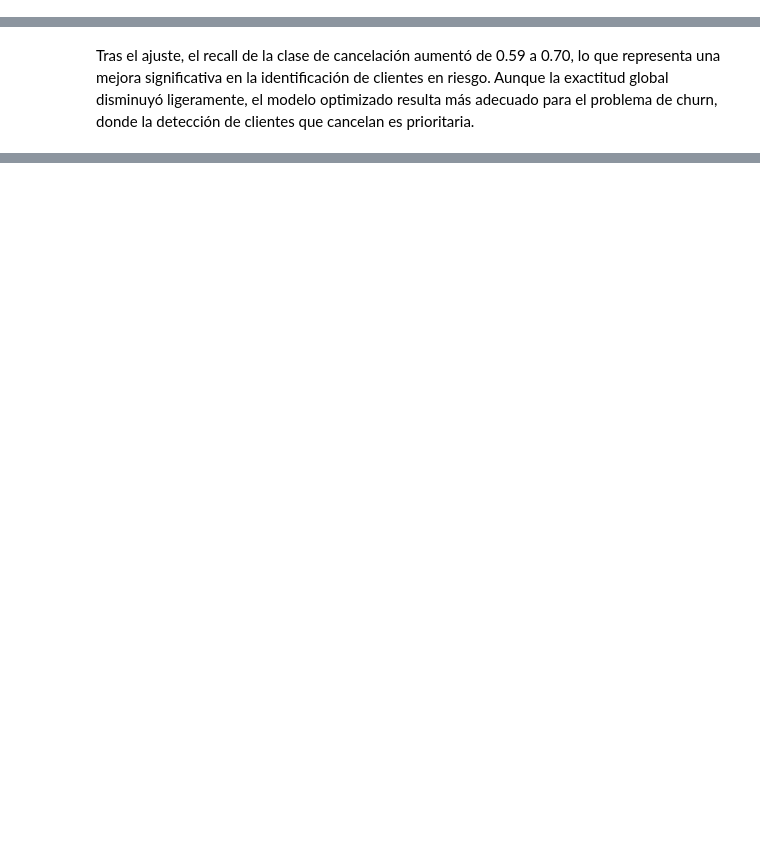
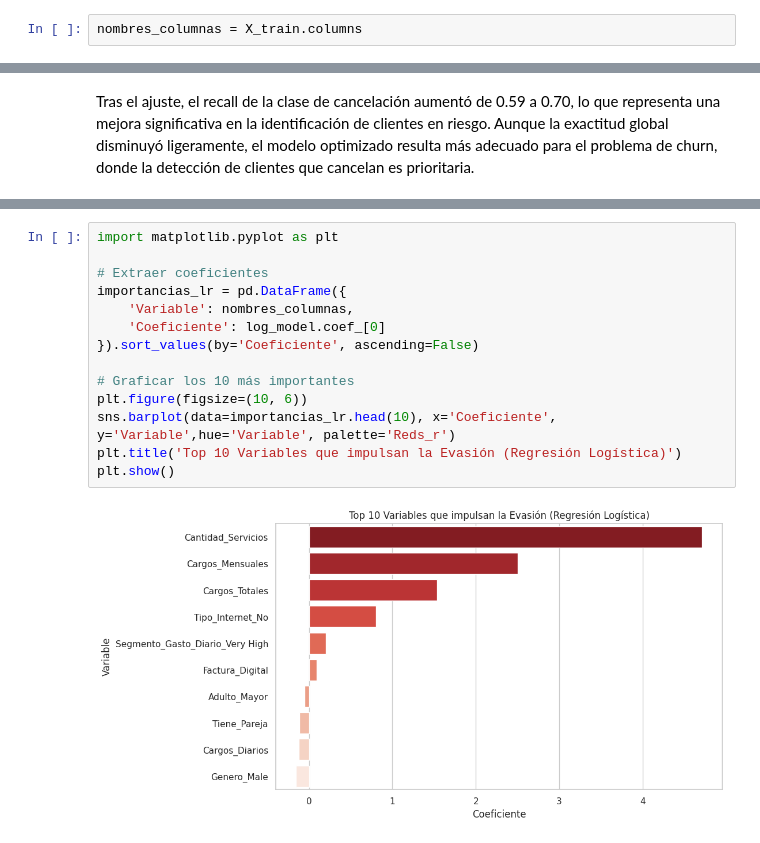
Before and after one commit to yaramirezte/TelecomX_LATAM-Parte-2, a Jupyter notebook: TelecomX_LATAM_parte_2.ipynb, the cells around one changed output, grey strips where cells are left out. Drawn from its saved outputs; the diff is of its cells as text; blank space fills up the shorter version.

```diff
--- a/TelecomX_LATAM_parte_2.ipynb
+++ b/TelecomX_LATAM_parte_2.ipynb
@@ -249,2 +261,4 @@ X_train, X_test, y_train, y_test = train_test_split(X, y,
+# %%
+nombres_columnas = X_train.columns
 # %%
 from imblearn.over_sampling import SMOTE
@@ -538,0 +644,16 @@ Tras el ajuste, el recall de la clase de cancelación aumentó de 0.59 a 0.70, l
+# %%
+import matplotlib.pyplot as plt
+
+# Extraer coeficientes
+importancias_lr = pd.DataFrame({
+    'Variable': nombres_columnas,
+    'Coeficiente': log_model.coef_[0]
+}).sort_values(by='Coeficiente', ascending=False)
+
+# Graficar los 10 más importantes
+plt.figure(figsize=(10, 6))
+sns.barplot(data=importancias_lr.head(10), x='Coeficiente', y='Variable',hue='Variable', palette='Reds_r')
+plt.title('Top 10 Variables que impulsan la Evasión (Regresión Logística)')
+plt.show()
+# %% [output]
+[figure, added]
```
Also changed, not shown: parts of 44 cells of this notebook.
